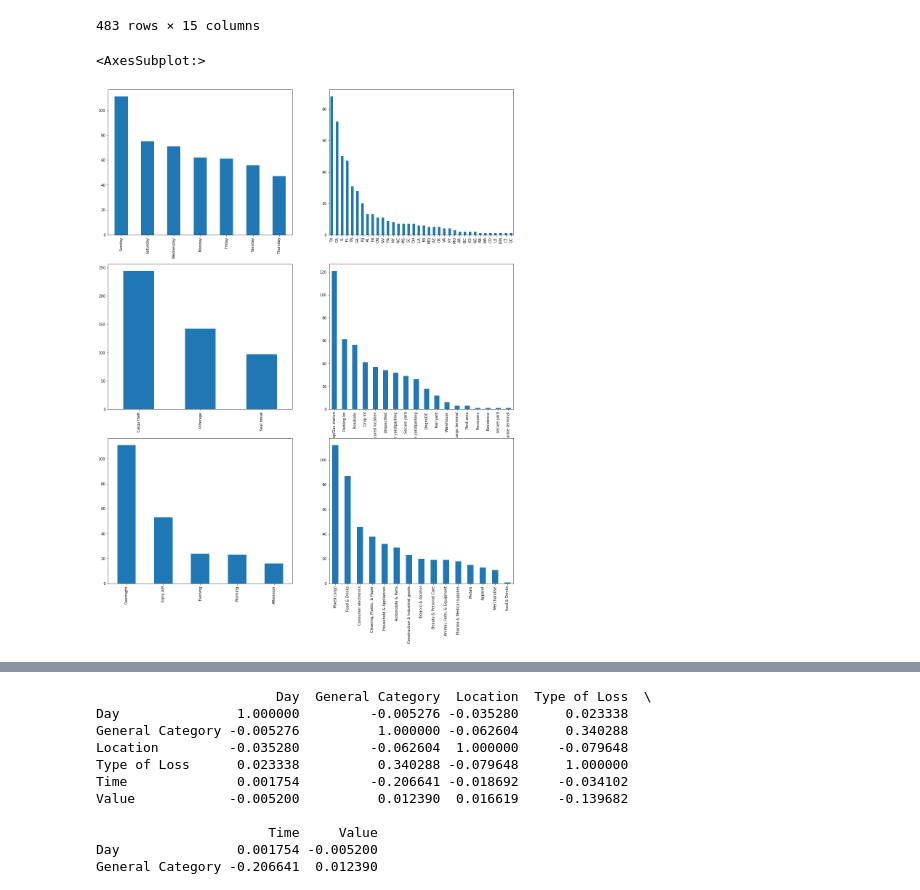
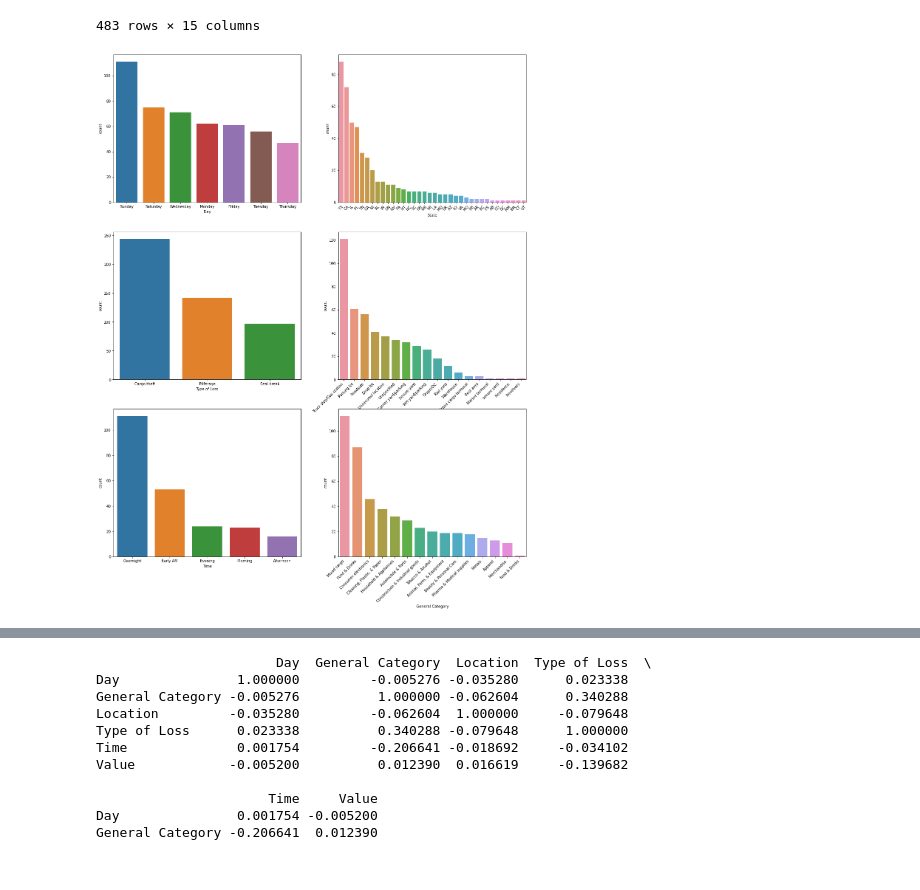
Before and after one commit to bettyphh/North-America-Theft-Intel, a Jupyter notebook: notebooks/Theft Data Correlation.ipynb, the cells around one changed output, grey strips where cells are left out. Cells and saved outputs as stored; diff of their text form; code cells hidden in the pictures.

```diff
--- a/notebooks/Theft Data Correlation.ipynb
+++ b/notebooks/Theft Data Correlation.ipynb
@@ -28,16 +28,17 @@ df = df_og.copy()
 # %%
 # data overview
 fig, [[ax1, ax2],[ax3, ax4], [ax5, ax6]] = plt.subplots(3,2,figsize=(20,25))
 
-pd.value_counts(df['Day']).plot(kind='bar', ax=ax1)
-pd.value_counts(df['State']).plot(kind='bar', ax=ax2)
-pd.value_counts(df['Type of Loss']).plot(kind='bar', ax=ax3)
-pd.value_counts(df['Location']).plot(kind='bar', ax=ax4)
-pd.value_counts(df['Time']).plot(kind='bar', ax=ax5)
-pd.value_counts(df['General Category']).plot(kind='bar', ax=ax6)
+sns.countplot(x='Day', data=df, order = df['Day'].value_counts().index, ax=ax1)
+sns.countplot(x='State', data=df, order = df['State'].value_counts().index, ax=ax2).set_xticklabels(df['State'].value_counts().index, rotation=45)
+
+sns.countplot(x='Type of Loss', data=df, order = df['Type of Loss'].value_counts().index, ax=ax3)
+sns.countplot(x='Location', data=df, order = df['Location'].value_counts().index, ax=ax4).set_xticklabels(df['Location'].value_counts().index, rotation=45, horizontalalignment='right')
+
+sns.countplot(x='Time', data=df, order = df['Time'].value_counts().index, ax=ax5)
+sns.countplot(x='General Category', data=df, order = df['General Category'].value_counts().index, ax=ax6).set_xticklabels(df['General Category'].value_counts().index, rotation=45, horizontalalignment='right');
 # %% [output]
-<AxesSubplot:>
-[figure, old version]
+[figure, new version]
 # %%
 # type of loss v.s. time
 # group by weekdays & type of loss
```
Also changed, not shown: parts of 7 cells of this notebook.
